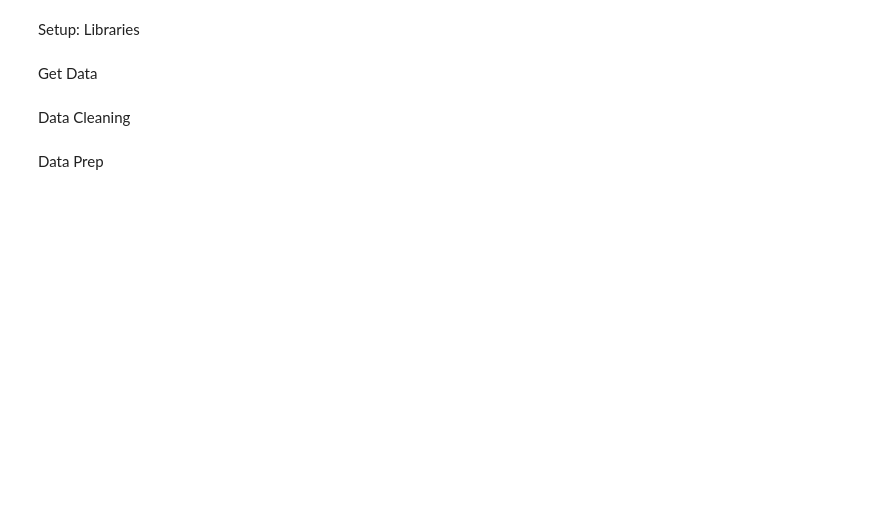
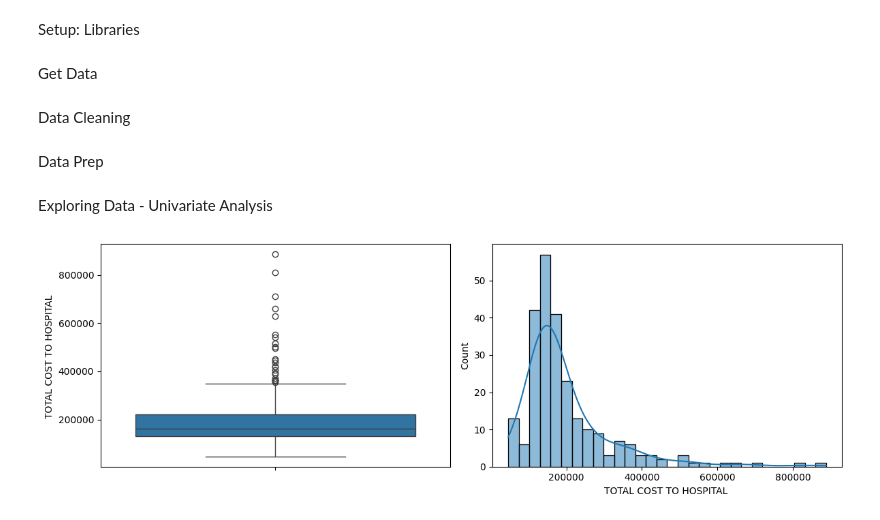
Before and after one commit to lmills724/Package-Pricing-Mission-Hospital-Project, a Jupyter notebook: pricing-predictions.ipynb, the cells around one changed output. Drawn from its saved outputs; the diff is of its cells as text; code cells hidden in the pictures; blank space fills up the shorter version.

```diff
--- a/pricing-predictions.ipynb
+++ b/pricing-predictions.ipynb
@@ -53,7 +58,7 @@ bp_conditions = [
 
 bp_groups = ['NORMAL','ELEVATED', 'HYPERTENSION STAGE 1', 'HYPERTENSION STAGE 2', 'HYPERTENSIVE CRISIS']
 
-data['BP_RANGE'] = np.select(bp_conditions, bp_groups, default='HYPERTENSIVE CRISIS')
+data['BP_RANGE'] = np.select(bp_conditions, bp_groups, default='NORMAL')
 
 # Urea Categories
 data['UREA_CAT'] = np.where(
@@ -87,5 +92,14 @@ data['CREATININE_CAT'] = np.where(
     'NORMAL',
     'ABNORMAL'
 )
-
-data['LOG_TOTAL_COST_TO_HOSPITAL'] = np.log(data['TOTAL COST TO HOSPITAL '])
+# %% [markdown]
+Exploring Data - Univariate Analysis
+# %%
+# Total cost to hospital
+fig, axes = plt.subplots(1,2,figsize=(12,4))
+sns.boxplot(data['TOTAL COST TO HOSPITAL '], ax=axes[0])
+sns.histplot(data['TOTAL COST TO HOSPITAL '], kde=True, ax=axes[1])
+plt.tight_layout()
+plt.show()
+# %% [output]
+[figure, added]
```
Also changed, not shown: parts of 4 cells of this notebook.
